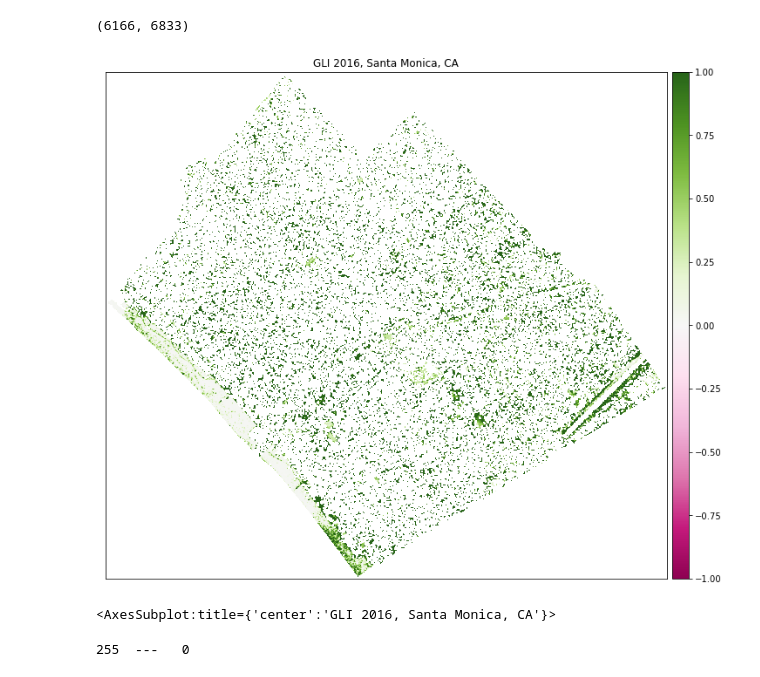
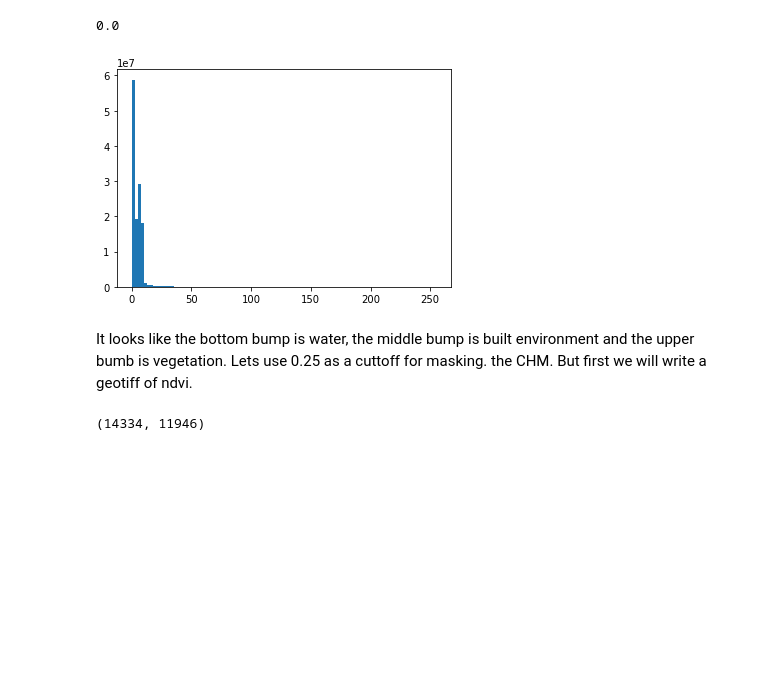
Before and after one commit to kulpojke/UrbanForest, a Jupyter notebook: NAIP/santa_monica_ndvi.ipynb, the cells around one changed output. Drawn from its saved outputs; the diff is of its cells as text; code cells hidden in the pictures; blank space fills up the shorter version.

```diff
--- a/NAIP/santa_monica_ndvi.ipynb
+++ b/NAIP/santa_monica_ndvi.ipynb
@@ -29,18 +99,16 @@ gli = green_leaf_idx(data[0], data[1], data[2])
+# %%
+ndvi[ndvi > -9998].min()
+# %% [output]
+0.0
+# %%
+flat = ndvi.flatten()
+ax = plt.hist(flat[flat > -1], bins=100);
+#plt.xlim(-1,1);
+# %% [output]
+[figure, added]
+# %% [markdown]
+It looks like the bottom bump is water, the middle bump is built environment and the upper bumb is vegetation.  Lets use 0.25 as a cuttoff for masking. the CHM.  But first we will write a geotiff of ndvi.
 # %%
-gli.shape
+ndvi.shape
 # %% [output]
-(6166, 6833)
+(14334, 11946)
-# %%
-ep.plot_bands(gli,
-              cmap='PiYG',
-              scale=False,
-              vmin=-1, vmax=1,
-              title='GLI 2016, Santa Monica, CA')
-# %% [output]
-[figure, removed]
-<AxesSubplot:title={'center':'GLI 2016, Santa Monica, CA'}>
-# %%
-x = data[2]
-print(f'{np.nanmax(x)}  ---   {np.nanmin(x)}')
-# %% [output]
-255  ---   0
```
Also changed, not shown: parts of 27 cells of this notebook, 1 other file.
